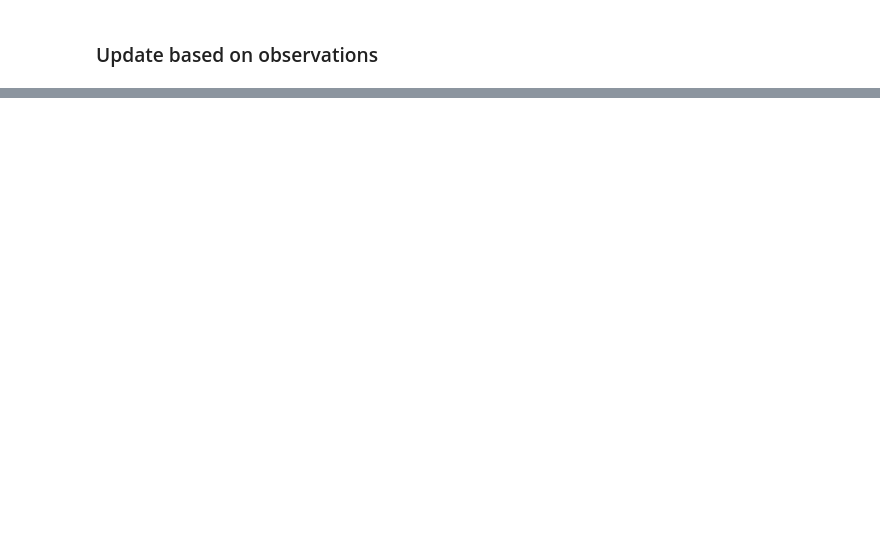
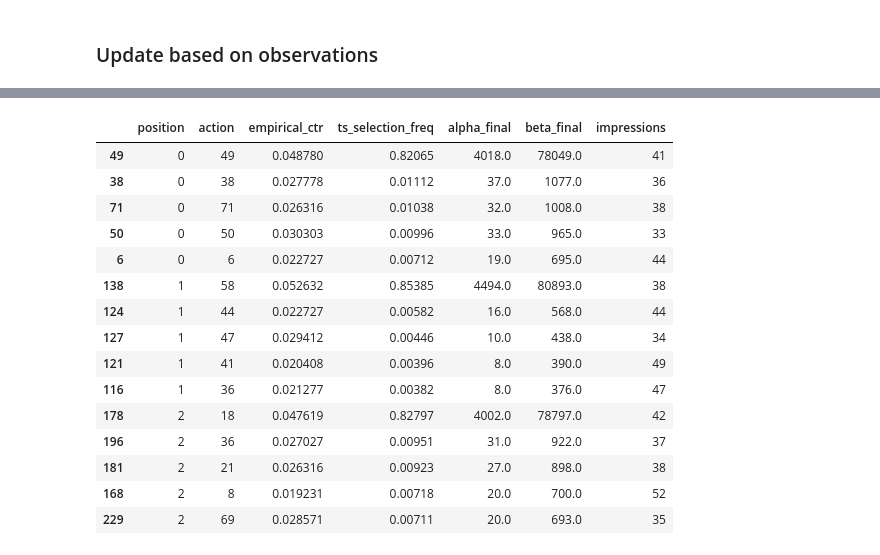
Before and after one commit to armandordorica/OBP_Replication, a Jupyter notebook: notebooks/bandit.ipynb, the cells around one changed output, grey strips where cells are left out. Cells and saved outputs as stored; diff of their text form; code cells hidden in the pictures; blank space fills up the shorter version.

```diff
--- a/notebooks/bandit.ipynb
+++ b/notebooks/bandit.ipynb
@@ -479,0 +925,34 @@ Round 2 samples:
+# %%
+
+K = bf["n_actions"]
+fig, res = run_ts_by_position_and_plot(
+    df=df,
+    n_actions=K,
+    positions=[0,1,2],
+    n_rounds=100_000,   # try 100, 1_000, 10_000
+    seed=7,
+    alpha0=1.0, beta0=1.0,
+    title="Thompson Sampling per position after 100k rounds"
+)
+fig.show()
+
+# Inspect top actions TS focused on at each position:
+(res.sort_values(["position","ts_selection_freq"], ascending=[True,False])
+    .groupby("position").head(5))
+# %% [output]
+|  | position | action | empirical_ctr | ts_selection_freq | alpha_final | beta_final | impressions |
+| 49 | 0 | 49 | 0.048780 | 0.82065 | 4018.0 | 78049.0 | 41 |
+| 38 | 0 | 38 | 0.027778 | 0.01112 | 37.0 | 1077.0 | 36 |
+| 71 | 0 | 71 | 0.026316 | 0.01038 | 32.0 | 1008.0 | 38 |
+| 50 | 0 | 50 | 0.030303 | 0.00996 | 33.0 | 965.0 | 33 |
+| 6 | 0 | 6 | 0.022727 | 0.00712 | 19.0 | 695.0 | 44 |
+| 138 | 1 | 58 | 0.052632 | 0.85385 | 4494.0 | 80893.0 | 38 |
+| 124 | 1 | 44 | 0.022727 | 0.00582 | 16.0 | 568.0 | 44 |
+| 127 | 1 | 47 | 0.029412 | 0.00446 | 10.0 | 438.0 | 34 |
+| 121 | 1 | 41 | 0.020408 | 0.00396 | 8.0 | 390.0 | 49 |
+| 116 | 1 | 36 | 0.021277 | 0.00382 | 8.0 | 376.0 | 47 |
+| 178 | 2 | 18 | 0.047619 | 0.82797 | 4002.0 | 78797.0 | 42 |
+| 196 | 2 | 36 | 0.027027 | 0.00951 | 31.0 | 922.0 | 37 |
+| 181 | 2 | 21 | 0.026316 | 0.00923 | 27.0 | 898.0 | 38 |
+| 168 | 2 | 8 | 0.019231 | 0.00718 | 20.0 | 700.0 | 52 |
+| 229 | 2 | 69 | 0.028571 | 0.00711 | 20.0 | 693.0 | 35 |
```
Also changed, not shown: parts of 18 cells of this notebook, 2 other files.
